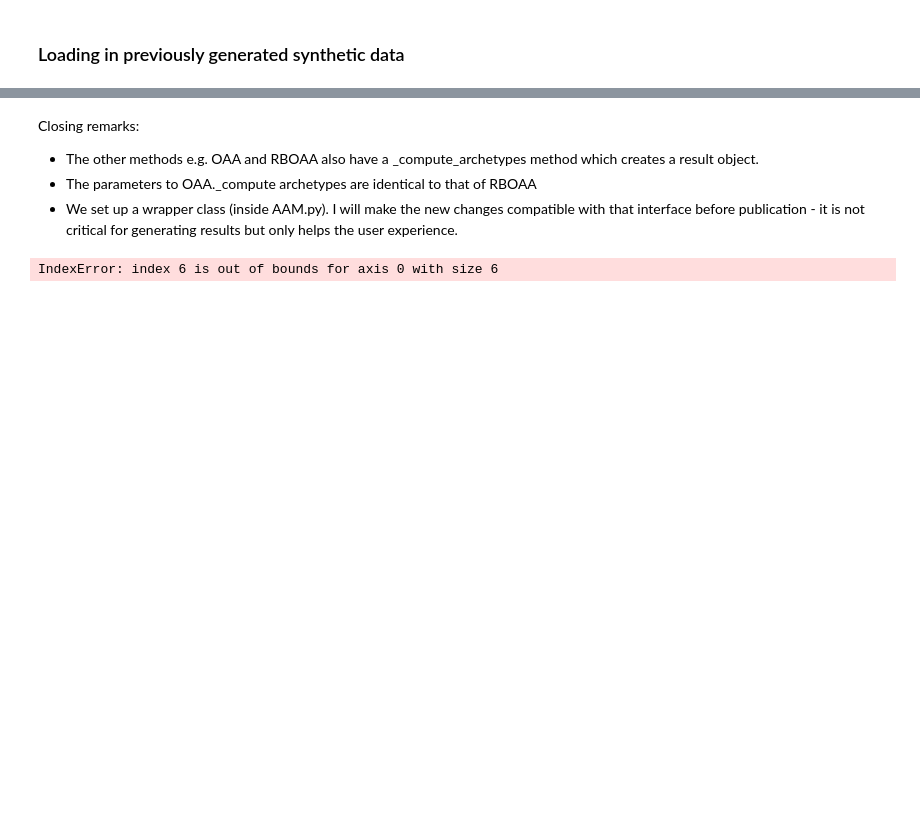
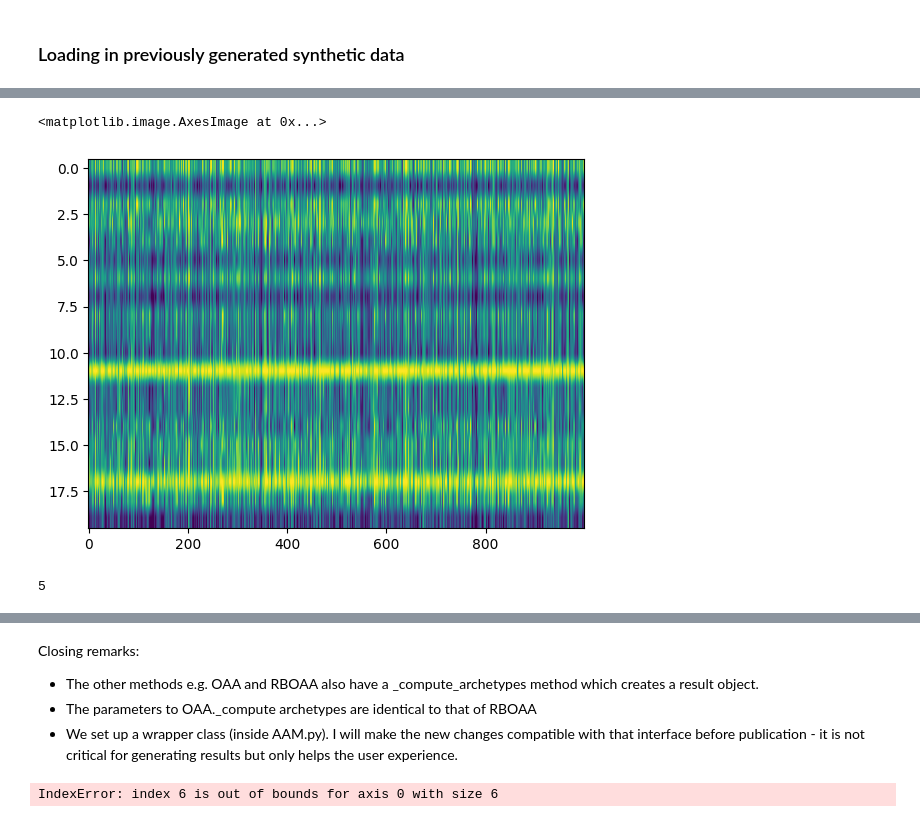
Before and after one commit to Maplewarrior/OrdinalArchetypalAnalysis, a Jupyter notebook: playground_Emilie.ipynb, the cells around one changed output, grey strips where cells are left out. Drawn from its saved outputs; the diff is of its cells as text; code cells hidden in the pictures; blank space fills up the shorter version.

Commit message:
Data osm + corrupted

```diff
--- a/playground_Emilie.ipynb
+++ b/playground_Emilie.ipynb
@@ -159,0 +145,9 @@ AA_complex_large = AA_complex_large[1:,:]
+# %%
+plt.imshow(np.abs(X),aspect='auto')
+# %% [output]
+<matplotlib.image.AxesImage at 0x...>
+[figure, added]
+# %%
+corrupted_data.max()
+# %% [output]
+5
```
Also changed, not shown: parts of 25 cells of this notebook, 13 other files.
